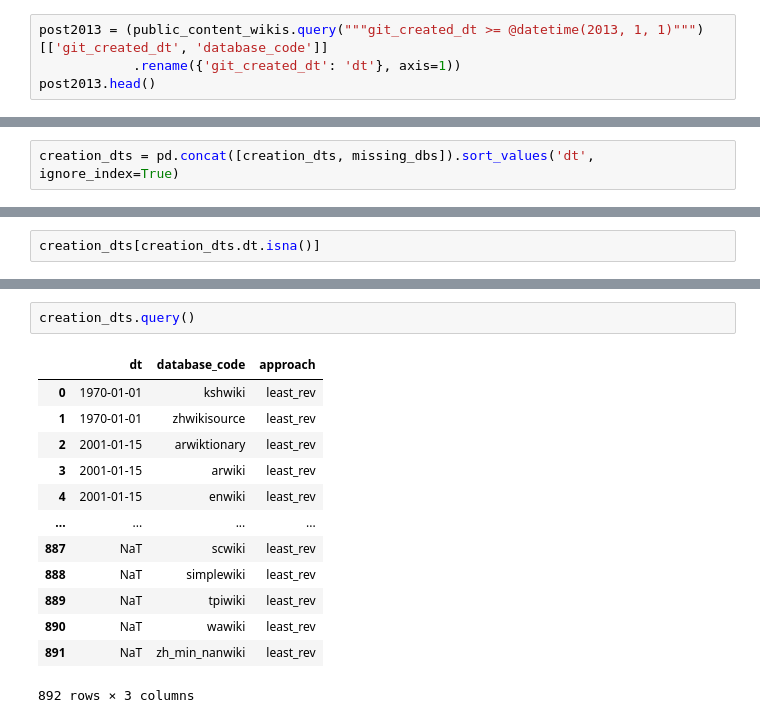
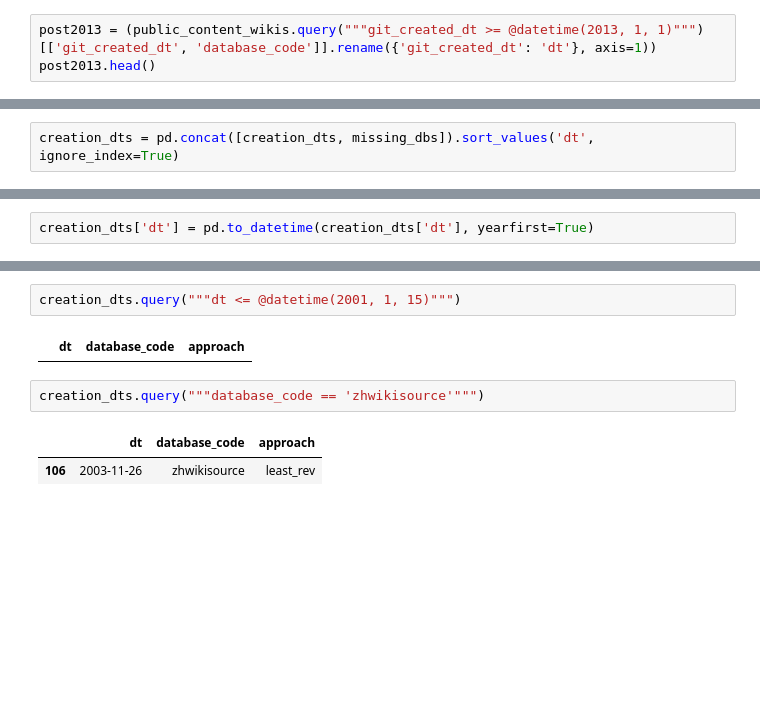
Before and after one commit to kcvelaga/wikidb_start_end, a Jupyter notebook: creation.ipynb, the cells around one changed output, grey strips where cells are left out. Drawn from its saved outputs; the diff is of its cells as text; blank space fills up the shorter version.

Commit message:
update pre2006 approach

```diff
--- a/creation.ipynb
+++ b/creation.ipynb
@@ -235,8 +260,7 @@ for i in creation_dt_201012.index:
 # %% [markdown]
 ### post 2013
 # %%
-post2013 = (public_content_wikis.query("""git_created_dt >= @datetime(2013, 1, 1)""")[['git_created_dt', 'database_code']]
-            .rename({'git_created_dt': 'dt'}, axis=1))
+post2013 = (public_content_wikis.query("""git_created_dt >= @datetime(2013, 1, 1)""")[['git_created_dt', 'database_code']].rename({'git_created_dt': 'dt'}, axis=1))
 post2013.head()
 # %% [output]
 |  | dt | database_code |
@@ -303,2 +325,2 @@ dtype: int64
 # %%
-creation_dts[creation_dts.dt.isna()]
+creation_dts['dt'] = pd.to_datetime(creation_dts['dt'], yearfirst=True)
@@ -318,16 +327,9 @@ creation_dts[creation_dts.dt.isna()]
 # %%
-creation_dts.query()
+creation_dts.query("""dt <= @datetime(2001, 1, 15)""")
 # %% [output]
 |  | dt | database_code | approach |
-| 0 | 1970-01-01 | kshwiki | least_rev |
-| 1 | 1970-01-01 | zhwikisource | least_rev |
-| 2 | 2001-01-15 | arwiktionary | least_rev |
-| 3 | 2001-01-15 | arwiki | least_rev |
-| 4 | 2001-01-15 | enwiki | least_rev |
-| ... | ... | ... | ... |
-| 887 | NaT | scwiki | least_rev |
-| 888 | NaT | simplewiki | least_rev |
-| 889 | NaT | tpiwiki | least_rev |
-| 890 | NaT | wawiki | least_rev |
-| 891 | NaT | zh_min_nanwiki | least_rev |
-892 rows × 3 columns
+# %%
+creation_dts.query("""database_code == 'zhwikisource'""")
+# %% [output]
+|  | dt | database_code | approach |
+| 106 | 2003-11-26 | zhwikisource | least_rev |
```
Also changed, not shown: parts of 7 cells of this notebook.
